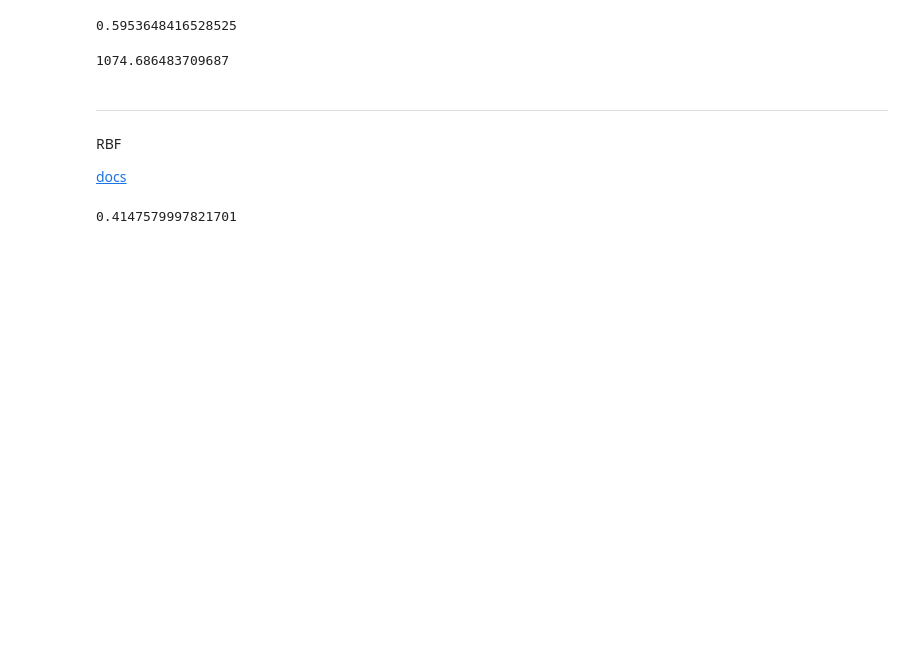
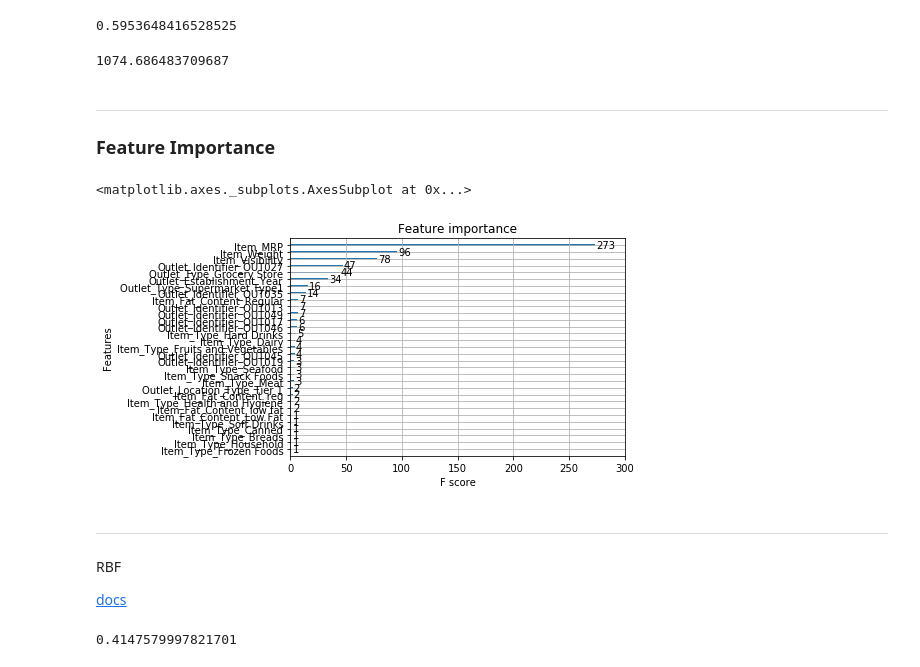
Before and after one commit to rahgoki/Big_Mart, a Jupyter notebook: Big_Mart_Pred_With_Outlet_Size.ipynb, the cells around one changed output. Saved outputs shown, nothing was run; the diff lists cells and outputs as text; code cells hidden in the pictures; blank space fills up the shorter version.

```diff
--- a/Big_Mart_Pred_With_Outlet_Size.ipynb
+++ b/Big_Mart_Pred_With_Outlet_Size.ipynb
@@ -275,3 +275,6 @@ r2_score(y_test, y_xgb)
 sqrt(mean_squared_error(y_test, y_xgb))
 # %% [output]
 1074.686483709687
+# %% [markdown]
+---
+### Feature Importance
@@ -278,3 +283,8 @@ sqrt(mean_squared_error(y_test, y_xgb))
+# %%
+plot_importance(xgb_model)
+# %% [output]
+<matplotlib.axes._subplots.AxesSubplot at 0x...>
+[figure, added]
 # %% [markdown]
 ___
 
```
Also changed, not shown: parts of 1 cell of this notebook, 4 other files.
